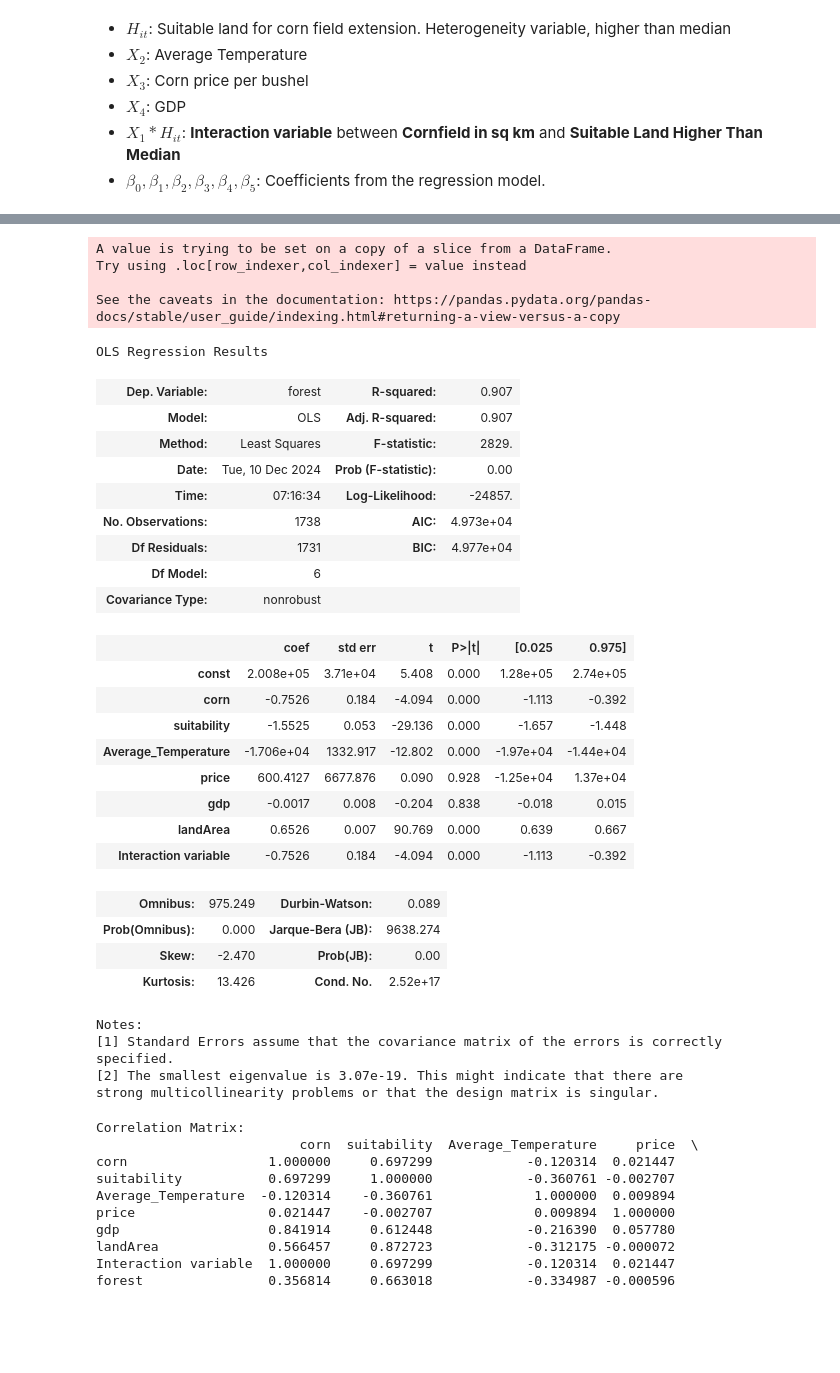
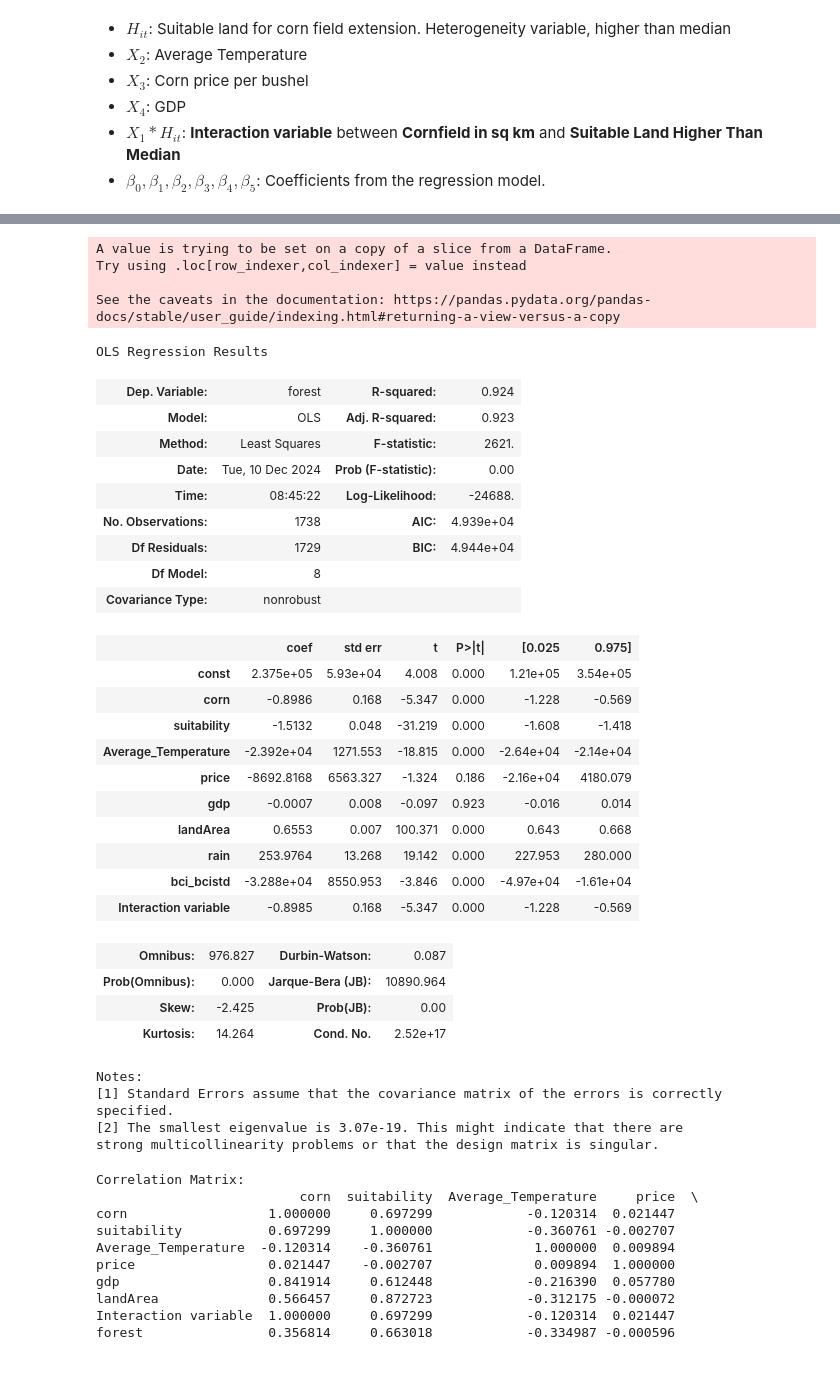
Before and after one commit to ZeliaDec/DataScience, a Jupyter notebook: EDA_Notebook.ipynb, the cells around one changed output, grey strips where cells are left out. Saved outputs shown, nothing was run; the diff lists cells and outputs as text; code cells hidden in the pictures; blank space fills up the shorter version.

```diff
--- a/EDA_Notebook.ipynb
+++ b/EDA_Notebook.ipynb
@@ -370,7 +370,7 @@ Where:
 - $\beta_0, \beta_1, \beta_2, \beta_3, \beta_4, \beta_5$: Coefficients from the regression model.
 # %%
 #Multivariable regression /w Temperature_Change
-ind_x = last_df[["corn","suitability","temperature", "price", "gdp", "landArea"]]
+ind_x = last_df[["corn","suitability","temperature", "price", "gdp", "landArea", "rain", "bci_bcistd" ]]
 #ind_x["Interaction variable"] = last_df["heterogeneityDummy"]*ind_x["corn"]
 ind_x["Interaction variable"] = last_df["corn"]
 
@@ -419,48 +421,50 @@ Notes:
 strong multicollinearity problems or that the design matrix is singular.
 # %%
 #Multivariable regression /w Average_Temperature
-ind_x = last_df[["corn","suitability","Average_Temperature","price", "gdp", "landArea"]]
+ind_x = last_df[["corn","suitability","Average_Temperature","price", "gdp", "landArea", "rain", "bci_bcistd"]]
 ind_x["Interaction variable"] = last_df["corn"]
 
 dep_y = last_df["forest"]
 
 # Add constant to the independent variables for the intercept in regression
 ind_x = sm.add_constant(ind_x)
 
 # Fit the linear regression model
 model = sm.OLS(dep_y, ind_x).fit()
 
 # Display the regression results
 model_summary = model.summary()
 model_summary
 # %% [output]
 A value is trying to be set on a copy of a slice from a DataFrame.
 Try using .loc[row_indexer,col_indexer] = value instead
 
 See the caveats in the documentation: https://pandas.pydata.org/pandas-docs/stable/user_guide/indexing.html#returning-a-view-versus-a-copy
 OLS Regression Results
-| Dep. Variable: | forest | R-squared: | 0.907 |
-| Model: | OLS | Adj. R-squared: | 0.907 |
-| Method: | Least Squares | F-statistic: | 2829. |
+| Dep. Variable: | forest | R-squared: | 0.924 |
+| Model: | OLS | Adj. R-squared: | 0.923 |
+| Method: | Least Squares | F-statistic: | 2621. |
 | Date: | Tue, 10 Dec 2024 | Prob (F-statistic): | 0.00 |
-| Time: | 07:16:34 | Log-Likelihood: | -24857. |
-| No. Observations: | 1738 | AIC: | 4.973e+04 |
-| Df Residuals: | 1731 | BIC: | 4.977e+04 |
-| Df Model: | 6 |  |  |
+| Time: | 08:45:22 | Log-Likelihood: | -24688. |
+| No. Observations: | 1738 | AIC: | 4.939e+04 |
+| Df Residuals: | 1729 | BIC: | 4.944e+04 |
+| Df Model: | 8 |  |  |
 | Covariance Type: | nonrobust |  |  |
 |  | coef | std err | t | P>|t| | [0.025 | 0.975] |
-| const | 2.008e+05 | 3.71e+04 | 5.408 | 0.000 | 1.28e+05 | 2.74e+05 |
-| corn | -0.7526 | 0.184 | -4.094 | 0.000 | -1.113 | -0.392 |
-| suitability | -1.5525 | 0.053 | -29.136 | 0.000 | -1.657 | -1.448 |
-| Average_Temperature | -1.706e+04 | 1332.917 | -12.802 | 0.000 | -1.97e+04 | -1.44e+04 |
-| price | 600.4127 | 6677.876 | 0.090 | 0.928 | -1.25e+04 | 1.37e+04 |
-| gdp | -0.0017 | 0.008 | -0.204 | 0.838 | -0.018 | 0.015 |
-| landArea | 0.6526 | 0.007 | 90.769 | 0.000 | 0.639 | 0.667 |
-| Interaction variable | -0.7526 | 0.184 | -4.094 | 0.000 | -1.113 | -0.392 |
+| const | 2.375e+05 | 5.93e+04 | 4.008 | 0.000 | 1.21e+05 | 3.54e+05 |
+| corn | -0.8986 | 0.168 | -5.347 | 0.000 | -1.228 | -0.569 |
+| suitability | -1.5132 | 0.048 | -31.219 | 0.000 | -1.608 | -1.418 |
+| Average_Temperature | -2.392e+04 | 1271.553 | -18.815 | 0.000 | -2.64e+04 | -2.14e+04 |
+| price | -8692.8168 | 6563.327 | -1.324 | 0.186 | -2.16e+04 | 4180.079 |
+| gdp | -0.0007 | 0.008 | -0.097 | 0.923 | -0.016 | 0.014 |
+| landArea | 0.6553 | 0.007 | 100.371 | 0.000 | 0.643 | 0.668 |
+| rain | 253.9764 | 13.268 | 19.142 | 0.000 | 227.953 | 280.000 |
+| bci_bcistd | -3.288e+04 | 8550.953 | -3.846 | 0.000 | -4.97e+04 | -1.61e+04 |
+| Interaction variable | -0.8985 | 0.168 | -5.347 | 0.000 | -1.228 | -0.569 |
-| Omnibus: | 975.249 | Durbin-Watson: | 0.089 |
-| Prob(Omnibus): | 0.000 | Jarque-Bera (JB): | 9638.274 |
-| Skew: | -2.470 | Prob(JB): | 0.00 |
-| Kurtosis: | 13.426 | Cond. No. | 2.52e+17 |
+| Omnibus: | 976.827 | Durbin-Watson: | 0.087 |
+| Prob(Omnibus): | 0.000 | Jarque-Bera (JB): | 10890.964 |
+| Skew: | -2.425 | Prob(JB): | 0.00 |
+| Kurtosis: | 14.264 | Cond. No. | 2.52e+17 |
 Notes:
 [1] Standard Errors assume that the covariance matrix of the errors is correctly specified.
 [2] The smallest eigenvalue is 3.07e-19. This might indicate that there are
```
Also changed, not shown: parts of 5 cells of this notebook, 2 other files.
